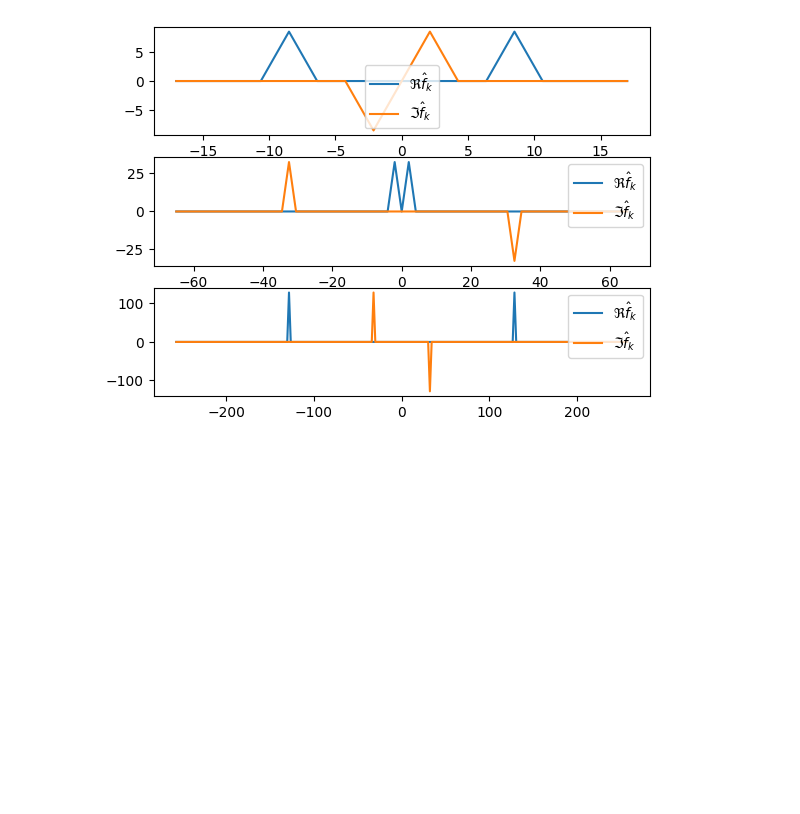
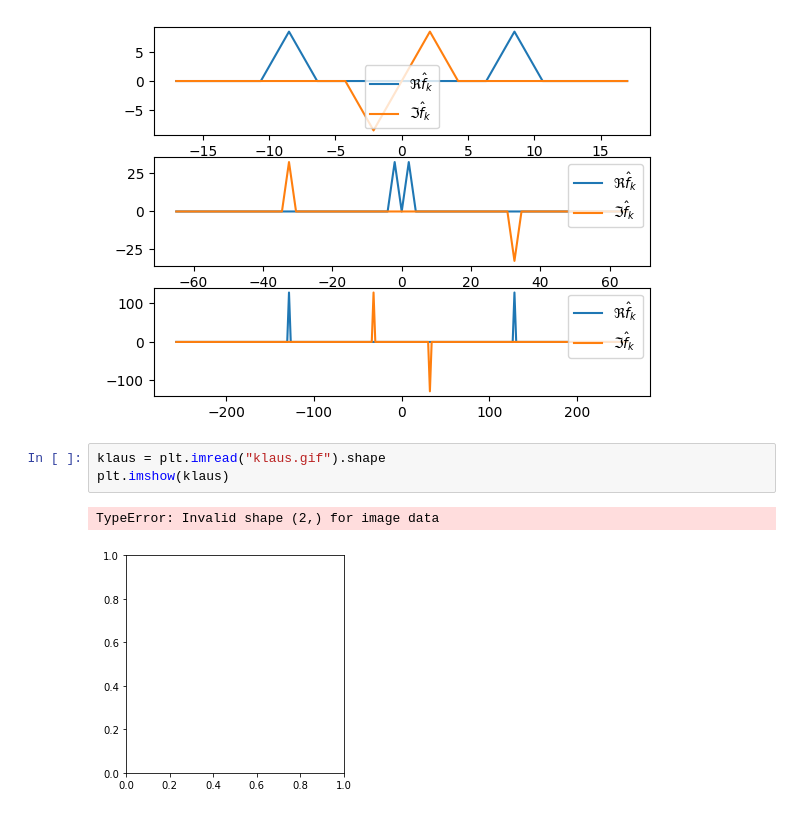
Before and after one commit to EmilKofoed/Prosjekt2-nummat, a Jupyter notebook: notebook.ipynb, the cells around one changed output. Cells and saved outputs as stored; diff of their text form; blank space fills up the shorter version.

```diff
--- a/notebook.ipynb
+++ b/notebook.ipynb
@@ -200,3 +198,9 @@ for i,n in enumerate([17,65,257]):
 plt.show()
 # %% [output]
 [figure]
+# %%
+klaus = plt.imread("klaus.gif").shape
+plt.imshow(klaus)
+# %% [output]
+TypeError: Invalid shape (2,) for image data
+[figure, added]
```
Also changed, not shown: parts of 1 cell of this notebook.
